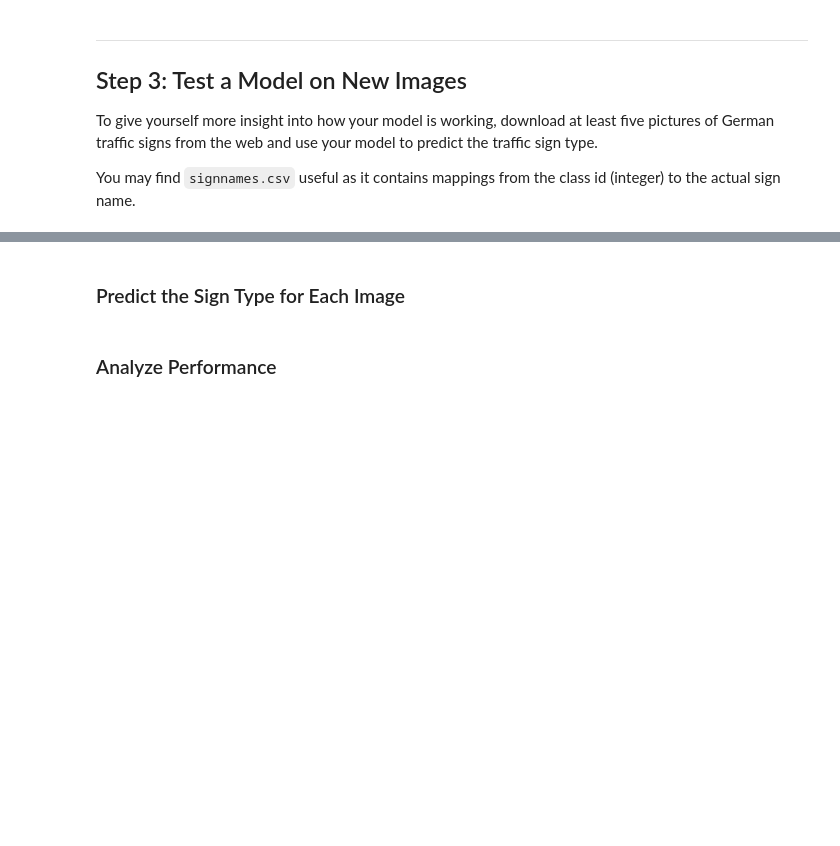
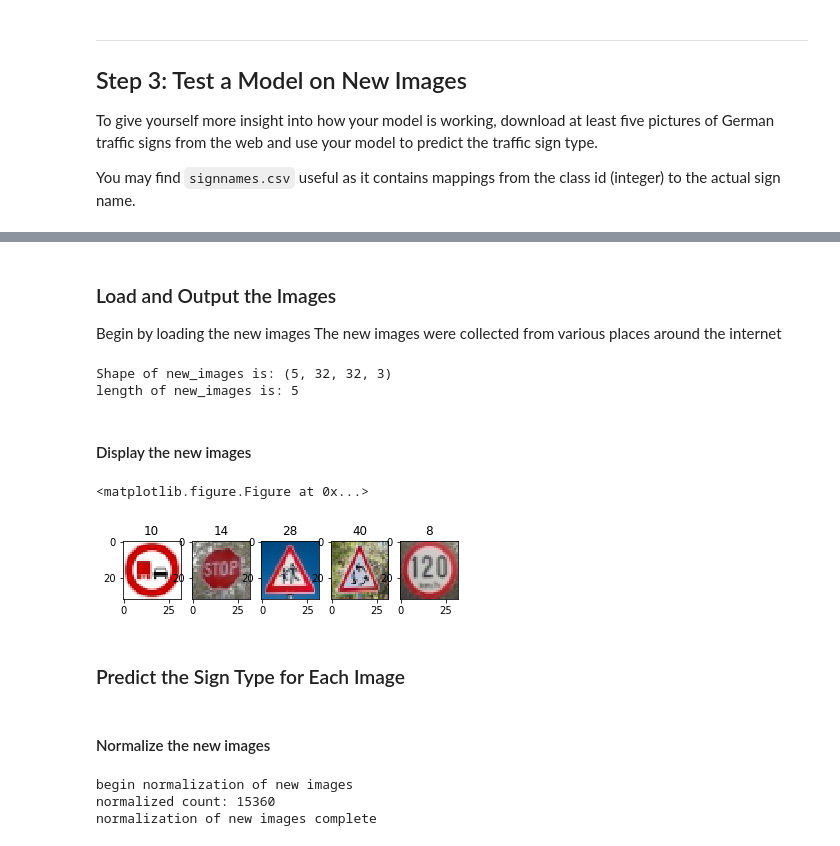
Before and after one commit to pcomitz/Traffic-Sign-Classifier, a Jupyter notebook: Traffic_Sign_Classifier-phcWork.ipynb, the cells around one changed output, grey strips where cells are left out. Drawn from its saved outputs; the diff is of its cells as text; code cells hidden in the pictures; blank space fills up the shorter version.

```diff
--- a/Traffic_Sign_Classifier-phcWork.ipynb
+++ b/Traffic_Sign_Classifier-phcWork.ipynb
@@ -424,8 +419,68 @@ You may find `signnames.csv` useful as it contains mappings from the class id (i
+# %% [markdown]
+### Load and Output the Images
+Begin by loading the new images
+The new images were collected from various places around the internet
+# %%
+### Load the new images and plot them here.
+### Feel free to use as many code cells as needed.
+### Adding 5 test images
+import matplotlib.image as img
+new_images = np.ndarray(shape=(5,32,32,3))
+file1 = 'new_images\\10.jpg'
+file2 = 'new_images\\14.jpg'
+file3 = 'new_images\\28.jpg'
+file4 = 'new_images\\40.jpg'
+file5 = 'new_images\\8.jpg'
+
+#new labels and images
+new_labels = ([10,14,28,40,8])
+new_images[0]= img.imread(file1)
+new_images[1]= img.imread(file2)
+new_images[2]= img.imread(file3)
+new_images[3]= img.imread(file4)
+new_images[4]= img.imread(file5)
+
+
+print("Shape of new_images is:",np.shape(new_images))
+print("length of new_images is:", len(new_images))
+# %% [output]
+Shape of new_images is: (5, 32, 32, 3)
+length of new_images is: 5
+# %%
+### Function to display images ###
+# display the images in a row
+# they don't display properly as float
+# must convert to uint8
+def displayImages(x,y,length):
+    plt.figure(figsize=(1,1))
+    fig = plt.figure()
+    for i in range(len(x)):
+        a=fig.add_subplot(1,length,i+1)
+        title = str(y[i])
+        a.set_title(title)
+        image= x[i].squeeze()
+        image = image.astype(np.uint8)
+        plt.imshow(image)
+# %% [markdown]
+#### Display the new images
+# %%
+displayImages(new_images,new_labels,len(new_images))
+# %% [output]
+<matplotlib.figure.Figure at 0x...>
+[figure, added]
 # %% [markdown]
 ### Predict the Sign Type for Each Image
 # %%
 ### Run the predictions here and use the model to output the prediction for each image.
 ### Make sure to pre-process the images with the same pre-processing pipeline used earlier.
 ### Feel free to use as many code cells as needed.
-# %% [markdown]
-### Analyze Performance
+# %% [markdown]
+#### Normalize the new images
+# %%
+print("begin normalization of new images")
+normalizeArray(new_images)
+print("normalization of new images complete")
+# %% [output]
+begin normalization of new images
+normalized count: 15360
+normalization of new images complete
```
Also changed, not shown: parts of 28 cells of this notebook, 1 other file.
